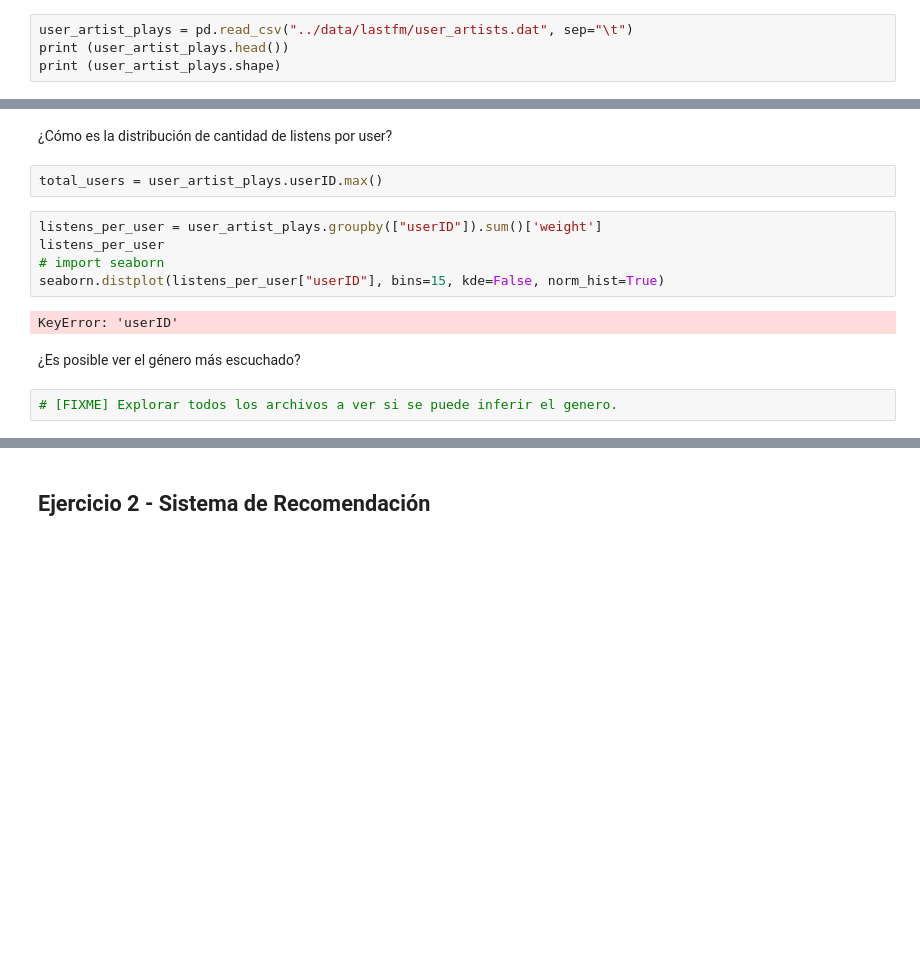
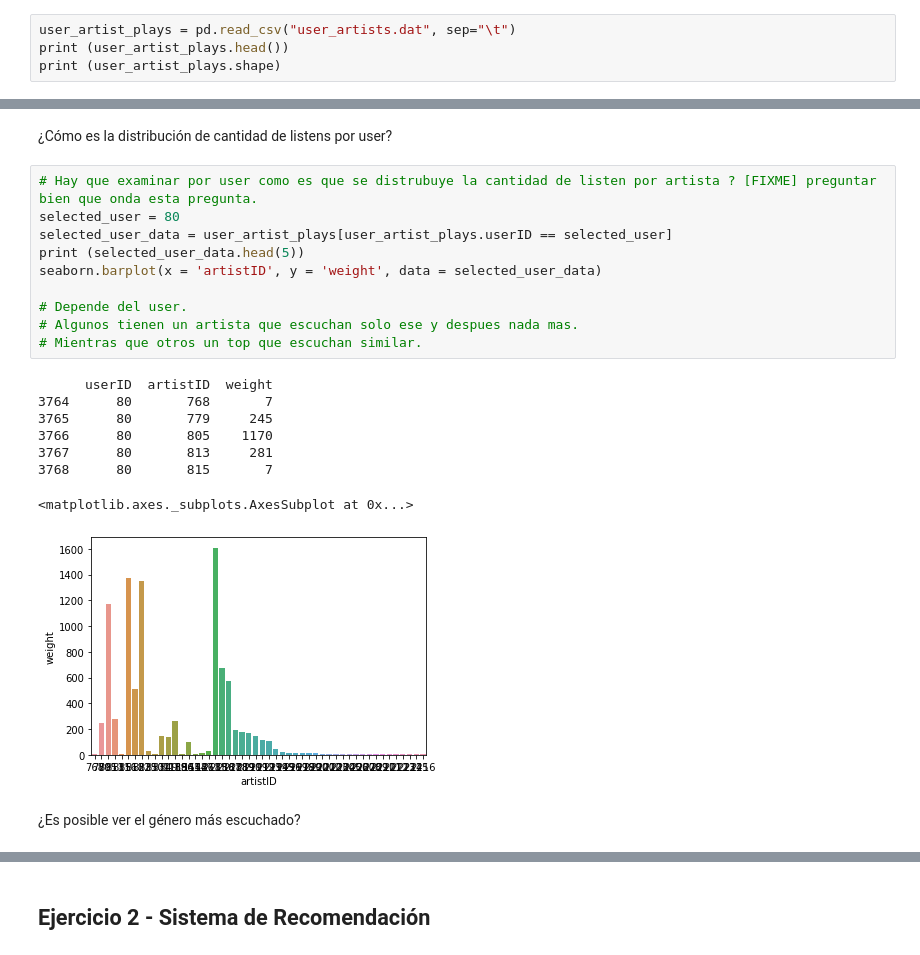
Before and after one commit to fercab24/SistemasDeRecomendacion, a Jupyter notebook: practico.ipynb, the cells around one changed output, grey strips where cells are left out. Saved outputs shown, nothing was run; the diff lists cells and outputs as text; blank space fills up the shorter version.

```diff
--- a/practico.ipynb
+++ b/practico.ipynb
@@ -35,7 +40,7 @@ artist_data.describe()
 | 75% | 13769.250000 |
 | max | 18745.000000 |
 # %%
-user_artist_plays = pd.read_csv("../data/lastfm/user_artists.dat", sep="\t")
+user_artist_plays = pd.read_csv("user_artists.dat", sep="\t")
 print (user_artist_plays.head())
 print (user_artist_plays.shape)
 # %% [output]
@@ -128,16 +133,24 @@ artist_data.loc[artist_data['id'].isin(top_artists_id)]
 | 695 | 701 | Shakira | http://www.last.fm/music/Shakira | http://userserve-ak.last.fm/serve... |
 # %% [markdown]
 ¿Cómo es la distribución de cantidad de listens por user?
-# %%
-total_users = user_artist_plays.userID.max()
-# %%
-listens_per_user = user_artist_plays.groupby(["userID"]).sum()['weight']
-listens_per_user
-# import seaborn
-seaborn.distplot(listens_per_user["userID"], bins=15, kde=False, norm_hist=True)
-# %% [output]
-KeyError: 'userID'
+# %%
+# Hay que examinar por user como es que se distrubuye la cantidad de listen por artista ? [FIXME] preguntar bien que onda esta pregunta.
+selected_user = 80
+selected_user_data = user_artist_plays[user_artist_plays.userID == selected_user]
+print (selected_user_data.head(5))
+seaborn.barplot(x = 'artistID', y = 'weight', data = selected_user_data)
+
+# Depende del user.
+# Algunos tienen un artista que escuchan solo ese y despues nada mas.
+# Mientras que otros un top que escuchan similar.
+# %% [output]
+      userID  artistID  weight
+3764      80       768       7
+3765      80       779     245
+3766      80       805    1170
+3767      80       813     281
+3768      80       815       7
+<matplotlib.axes._subplots.AxesSubplot at 0x...>
+[figure, added]
 # %% [markdown]
 ¿Es posible ver el género más escuchado?
-# %%
-# [FIXME] Explorar todos los archivos a ver si se puede inferir el genero.
```
Also changed, not shown: parts of 12 cells of this notebook.
